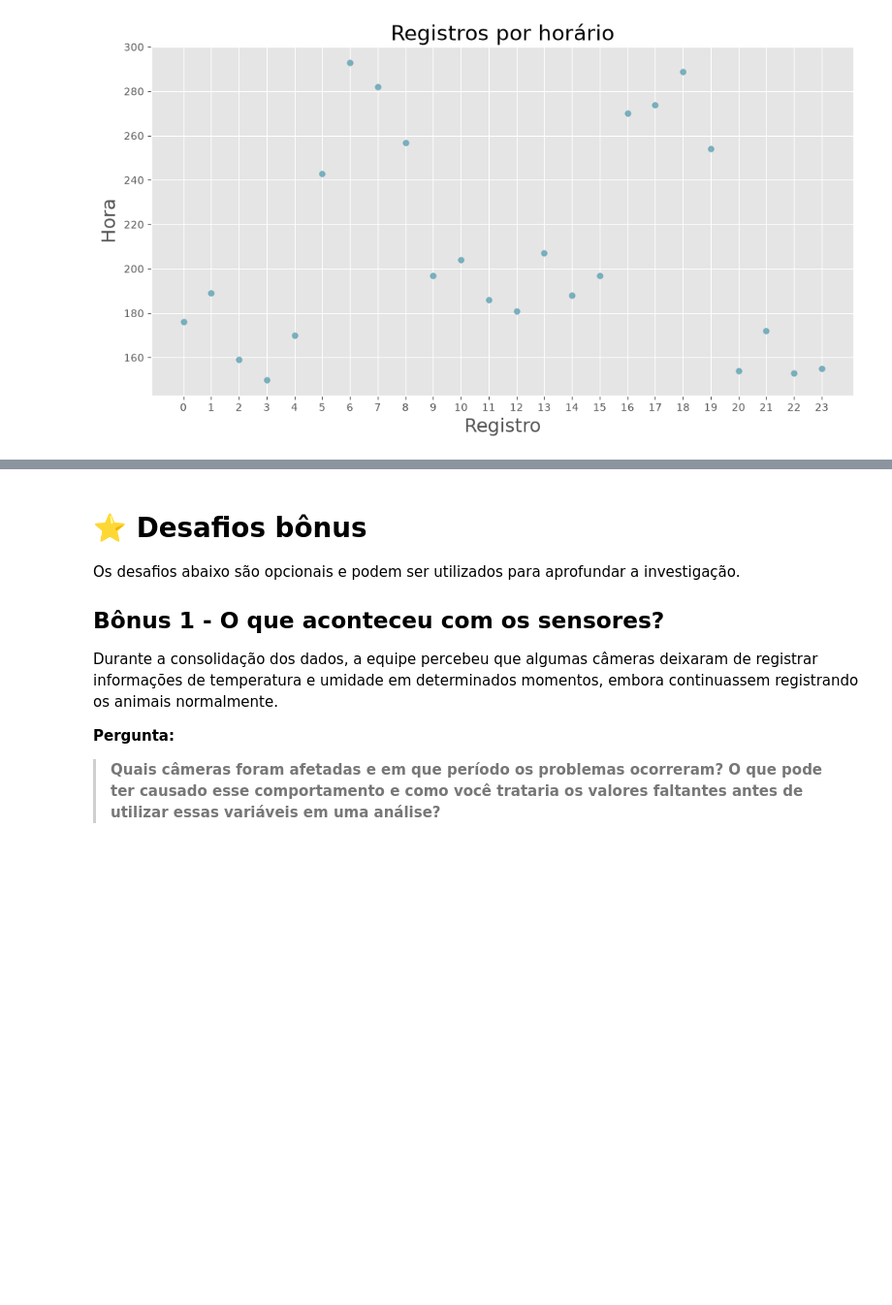
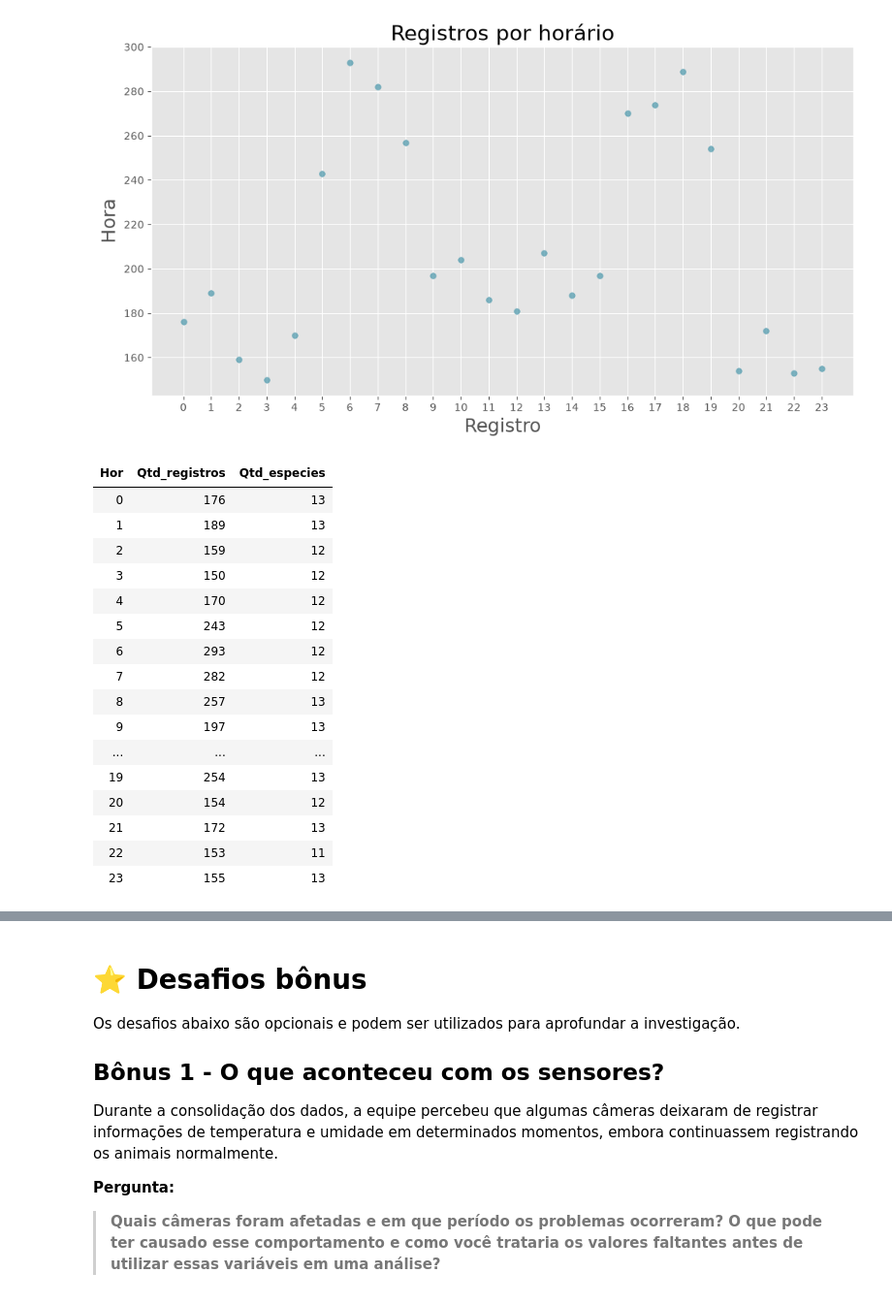
Before and after one commit to dinizjr/Trilha-IA, a Jupyter notebook: DS/Ex01.ipynb, the cells around one changed output, grey strips where cells are left out. Shown at 97% size. Drawn from its saved outputs; the diff is of its cells as text; code cells hidden in the pictures; blank space fills up the shorter version.

```diff
--- a/DS/Ex01.ipynb
+++ b/DS/Ex01.ipynb
@@ -1433,3 +1607,35 @@ scatterplot(
 )
 # %% [output]
 [figure]
+# %%
+QtdHrEsp = (
+    dt.groupby(["Hor"])
+    .agg(
+        Qtd_registros=("id_registro", "count"),
+        Qtd_especies=("especie", "nunique")
+    )
+    #.rename_axis("Hora")
+    .reset_index()
+    .sort_values(by="Hor", ascending=True)
+    #.reset_index(drop=False)
+)
+#Qtd.columns = ["Hora", "Qtd"]
+display(QtdHrEsp.style.hide(axis="index"))
+# %% [output]
+| Hor | Qtd_registros | Qtd_especies |
+| 0 | 176 | 13 |
+| 1 | 189 | 13 |
+| 2 | 159 | 12 |
+| 3 | 150 | 12 |
+| 4 | 170 | 12 |
+| 5 | 243 | 12 |
+| 6 | 293 | 12 |
+| 7 | 282 | 12 |
+| 8 | 257 | 13 |
+| 9 | 197 | 13 |
+| ... | ... | ... |
+| 19 | 254 | 13 |
+| 20 | 154 | 12 |
+| 21 | 172 | 13 |
+| 22 | 153 | 11 |
+| 23 | 155 | 13 |
```
Also changed, not shown: parts of 13 cells of this notebook.
